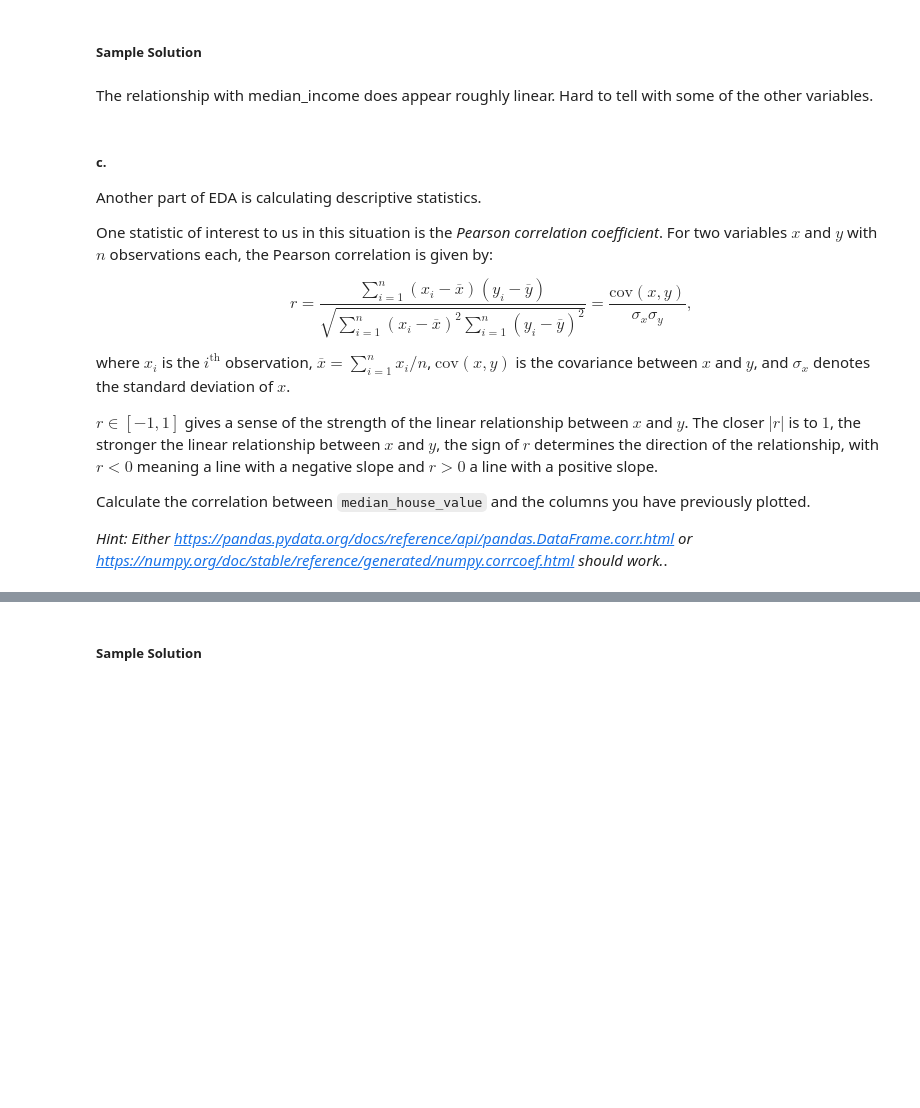
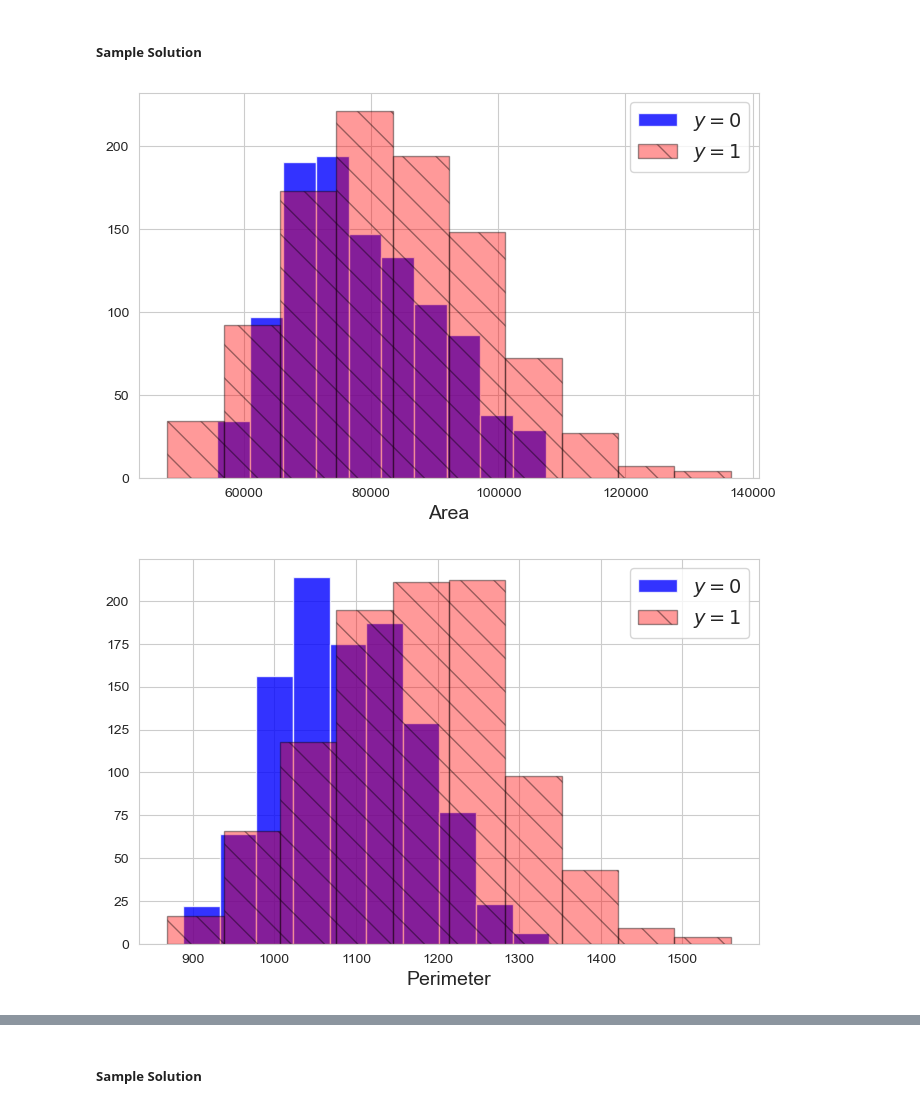
Before and after one commit to seroparelphd/data-science-fall-2025, a Jupyter notebook: problem_sessions/01_supervised_learning/1_Problem_Session_Complete.ipynb, the cells around one changed output, grey strips where cells are left out. Cells and saved outputs as stored; diff of their text form; code cells hidden in the pictures; blank space fills up the shorter version.

```diff
--- a/problem_sessions/01_supervised_learning/1_Problem_Session_Complete.ipynb
+++ b/problem_sessions/01_supervised_learning/1_Problem_Session_Complete.ipynb
@@ -172,22 +138,26 @@ Do any of the previous relationships look linear?
 # %% [markdown]
 ##### Sample Solution
-# %% [markdown]
-The relationship with median_income does appear roughly linear.  Hard to tell with some of the other variables.
-# %% [markdown]
-##### c.
-
-Another part of EDA is calculating descriptive statistics.
-
-One statistic of interest to us in this situation is the <i>Pearson correlation coefficient</i>. For two variables $x$ and $y$ with $n$ observations each, the Pearson correlation is given by:
-
-$$
-r = \frac{\sum_{i=1}^n \left( x_i - \overline{x} \right) \left( y_i - \overline{y}  \right)}{\sqrt{\sum_{i=1}^n \left(x_i - \overline{x}\right)^2 \sum_{i=1}^n \left(y_i - \overline{y} \right)^2}} = \frac{\text{cov}\left(x, y\right)}{\sigma_x \sigma_y},
-$$
-
-where $x_i$ is the $i^\text{th}$ observation, $\overline{x} = \sum_{i=1}^n x_i/n$, $\text{cov}\left( x, y \right)$ is the covariance between $x$ and $y$, and $\sigma_x$ denotes the standard deviation of $x$.
-
-$r \in [-1,1]$ gives a sense of the strength of the linear relationship between $x$ and $y$. The closer $|r|$ is to $1$, the stronger the linear relationship between $x$ and $y$, the sign of $r$ determines the direction of the relationship, with $r < 0$ meaning a line with a negative slope and $r > 0$ a line with a positive slope.
-
-Calculate the correlation between `median_house_value` and the columns you have previously plotted.
-
-<i>Hint: Either <a href="https://pandas.pydata.org/docs/reference/api/pandas.DataFrame.corr.html">https://pandas.pydata.org/docs/reference/api/pandas.DataFrame.corr.html</a> or <a href="https://numpy.org/doc/stable/reference/generated/numpy.corrcoef.html">https://numpy.org/doc/stable/reference/generated/numpy.corrcoef.html</a> should work.</i>.
+# %%
+for col in seeds_tt.columns[:-2]:
+    plt.figure(figsize=(8,5))
+
+
+    plt.hist(seeds_tt.loc[seeds_tt.y==0, col],
+                color='blue',
+                alpha=.8,
+                label="$y=0$")
+
+    plt.hist(seeds_tt.loc[seeds_tt.y==1, col],
+                color='red',
+                alpha=.4,
+                hatch = '\\',
+                edgecolor='black',
+                label="$y=1$")
+
+    plt.xlabel(col, fontsize=14)
+    plt.legend(fontsize=14)
+
+    plt.show()
+# %% [output]
+[figure, added]
+[figure, added]
```
Also changed, not shown: parts of 84 cells of this notebook, 1 other file.
